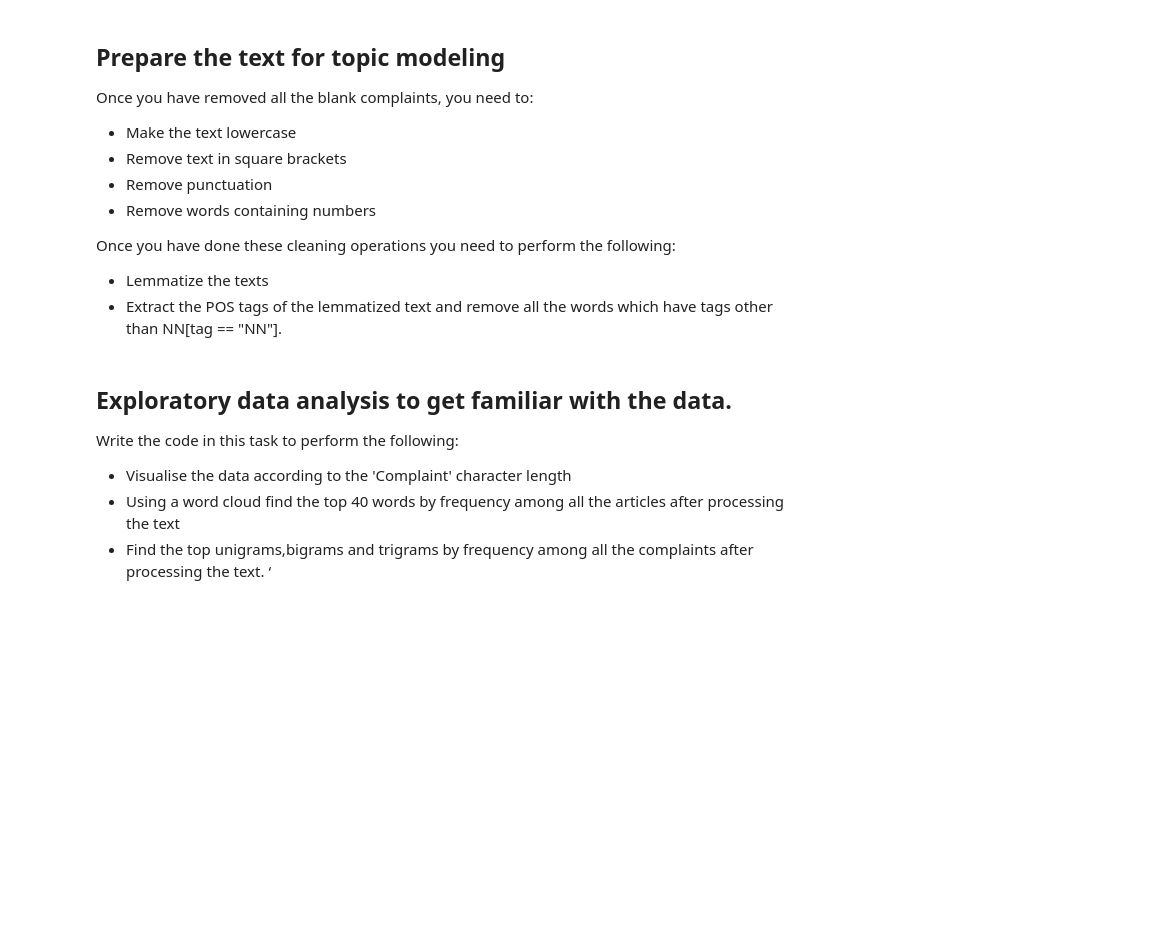
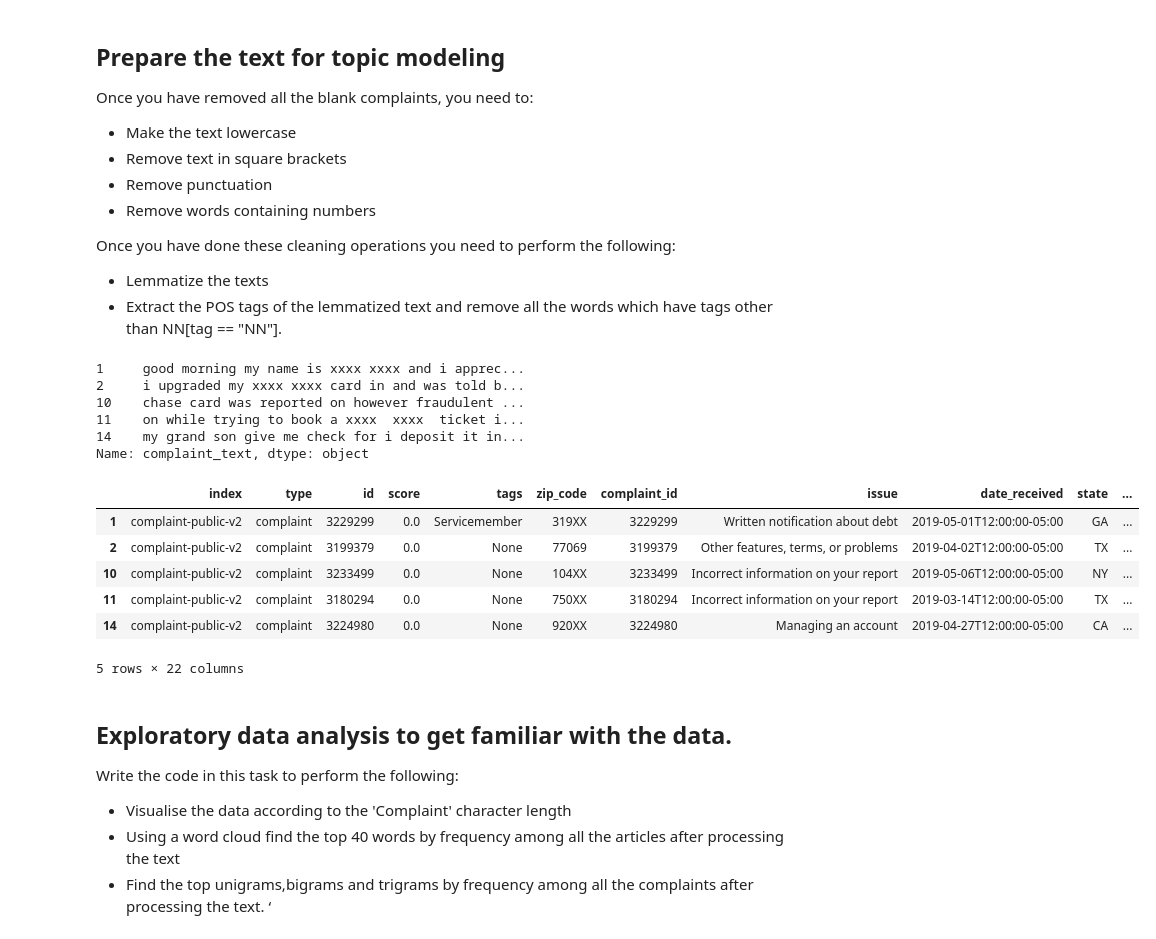
Before and after one commit to SanjayaKumarSahoo/automatic-ticket-classification, a Jupyter notebook: Automatic_Ticket_Classification_Assignment.ipynb, the cells around one changed output. Cells and saved outputs as stored; diff of their text form; code cells hidden in the pictures; blank space fills up the shorter version.

```diff
--- a/Automatic_Ticket_Classification_Assignment.ipynb
+++ b/Automatic_Ticket_Classification_Assignment.ipynb
@@ -131,7 +166,7 @@ df.complaint_what_happened.replace(r'', np.nan, regex=True, inplace=True)
 # %%
 #Remove all rows where complaints column is nan
-df = df[df.complaint_what_happened.notna()]
-print('After removing nan in complaints column, the remaining rows:', len(df))
+compalints_df = compalints_df[compalints_df.complaint_text.notna()]
+print('After removing nan in complaints column, the remaining rows:', len(compalints_df))
 # %% [output]
 After removing nan in complaints column, the remaining rows: 21072
 # %% [markdown]
@@ -148,8 +183,35 @@ Once you have removed all the blank complaints, you need to:
 Once you have done these cleaning operations you need to perform the following:
 * Lemmatize the texts
 * Extract the POS tags of the lemmatized text and remove all the words which have tags other than NN[tag == "NN"].
+# %%
+# Write your function here to clean the text and remove all the unnecessary elements.
+def clean_text(sentence):
+    sentence = sentence.lower()  # Make the text lowercase
+    sentence = re.sub('\[.*\]','', sentence).strip() # Remove text in square brackets
+    sentence = sentence.translate(str.maketrans('', '', string.punctuation)) # Remove punctuation
+    sentence = re.sub('\S*\d\S*\s*','', sentence).strip()  # Remove words containing numbers
+    return sentence.strip()
 # %%
 # Write your function here to clean the text and remove all the unnecessary elements.
+compalints_df.complaint_text = compalints_df.complaint_text.apply(lambda sentence: clean_text(sentence))
+compalints_df.complaint_text.head()
+# %% [output]
+1     good morning my name is xxxx xxxx and i apprec...
+2     i upgraded my xxxx xxxx card in and was told b...
+10    chase card was reported on however fraudulent ...
+11    on while trying to book a xxxx  xxxx  ticket i...
+14    my grand son give me check for i deposit it in...
+Name: complaint_text, dtype: object
+# %%
+compalints_df.head()
+# %% [output]
+|  | index | type | id | score | tags | zip_code | complaint_id | issue | date_received | state | ... |
+| 1 | complaint-public-v2 | complaint | 3229299 | 0.0 | Servicemember | 319XX | 3229299 | Written notification about debt | 2019-05-01T12:00:00-05:00 | GA | ... |
+| 2 | complaint-public-v2 | complaint | 3199379 | 0.0 | None | 77069 | 3199379 | Other features, terms, or problems | 2019-04-02T12:00:00-05:00 | TX | ... |
+| 10 | complaint-public-v2 | complaint | 3233499 | 0.0 | None | 104XX | 3233499 | Incorrect information on your report | 2019-05-06T12:00:00-05:00 | NY | ... |
+| 11 | complaint-public-v2 | complaint | 3180294 | 0.0 | None | 750XX | 3180294 | Incorrect information on your report | 2019-03-14T12:00:00-05:00 | TX | ... |
+| 14 | complaint-public-v2 | complaint | 3224980 | 0.0 | None | 920XX | 3224980 | Managing an account | 2019-04-27T12:00:00-05:00 | CA | ... |
+5 rows × 22 columns
 # %%
 #Write your function to Lemmatize the texts
 # %%
```
Also changed, not shown: parts of 11 cells of this notebook.
